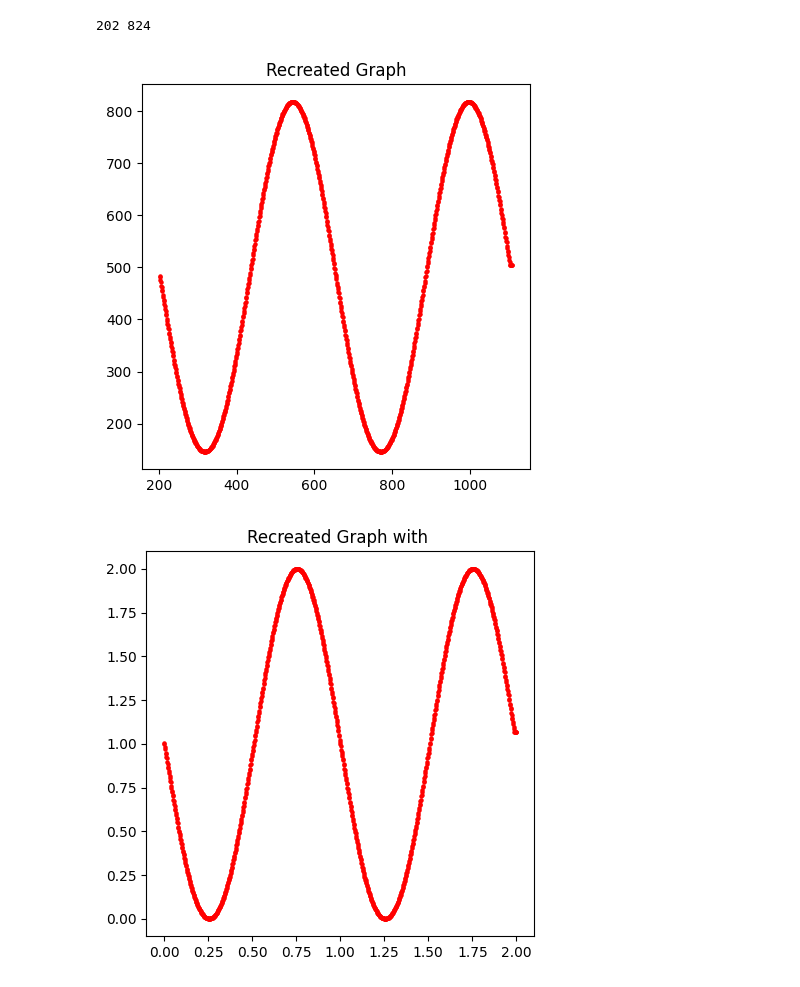
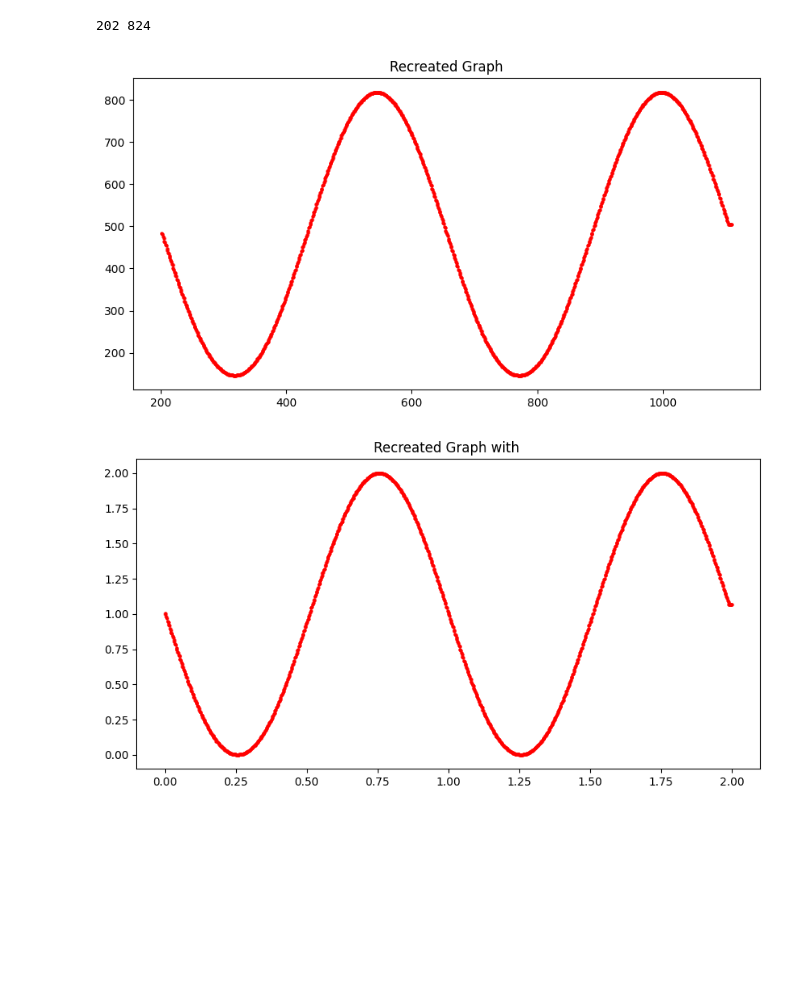
Before and after one commit to lovroruzman/osirv-projektnizad, a Jupyter notebook: Algoritam_za_digitalizaciju_grafova.ipynb, the cells around one changed output. Saved outputs shown, nothing was run; the diff lists cells and outputs as text; code cells hidden in the pictures; blank space fills up the shorter version.

```diff
--- a/Algoritam_za_digitalizaciju_grafova.ipynb
+++ b/Algoritam_za_digitalizaciju_grafova.ipynb
@@ -66,33 +64,33 @@ print(x,y)
 # %%
 height, width, channels = graph.shape
 
 graph_points = []
 
 for x in range(width):
     for y in range(height):
         if graph_mask[y, x] > 200:
             graph_points.append((x, y))
             break
 
 graph_points = np.array(graph_points)
 
-plt.figure(figsize=(5,5))
+plt.figure(figsize=(10,5))
 plt.scatter(graph_points[:,0], graph_points[:,1], color='red', s=5)
 plt.title("Recreated Graph")
 plt.show()
 
 x_min = np.min(graph_points[:,0])
 x_max = np.max(graph_points[:,0])
 scaled_x = 2 * (graph_points[:,0] - x_min) / (x_max - x_min)
 
 y_min = np.min(graph_points[:,1])
 y_max = np.max(graph_points[:,1])
 scaled_y = 2 * (graph_points[:,1] - y_min) / (y_max - y_min)
 
-plt.figure(figsize=(5,5))
+plt.figure(figsize=(10,5))
 plt.scatter(scaled_x, scaled_y, color='red', s=5)
 plt.title("Recreated Graph with ")
 plt.show()
 # %% [output]
-[figure, old version]
+[figure, new version]
-[figure, old version]
+[figure, new version]
```
Also changed, not shown: parts of 1 cell of this notebook.
